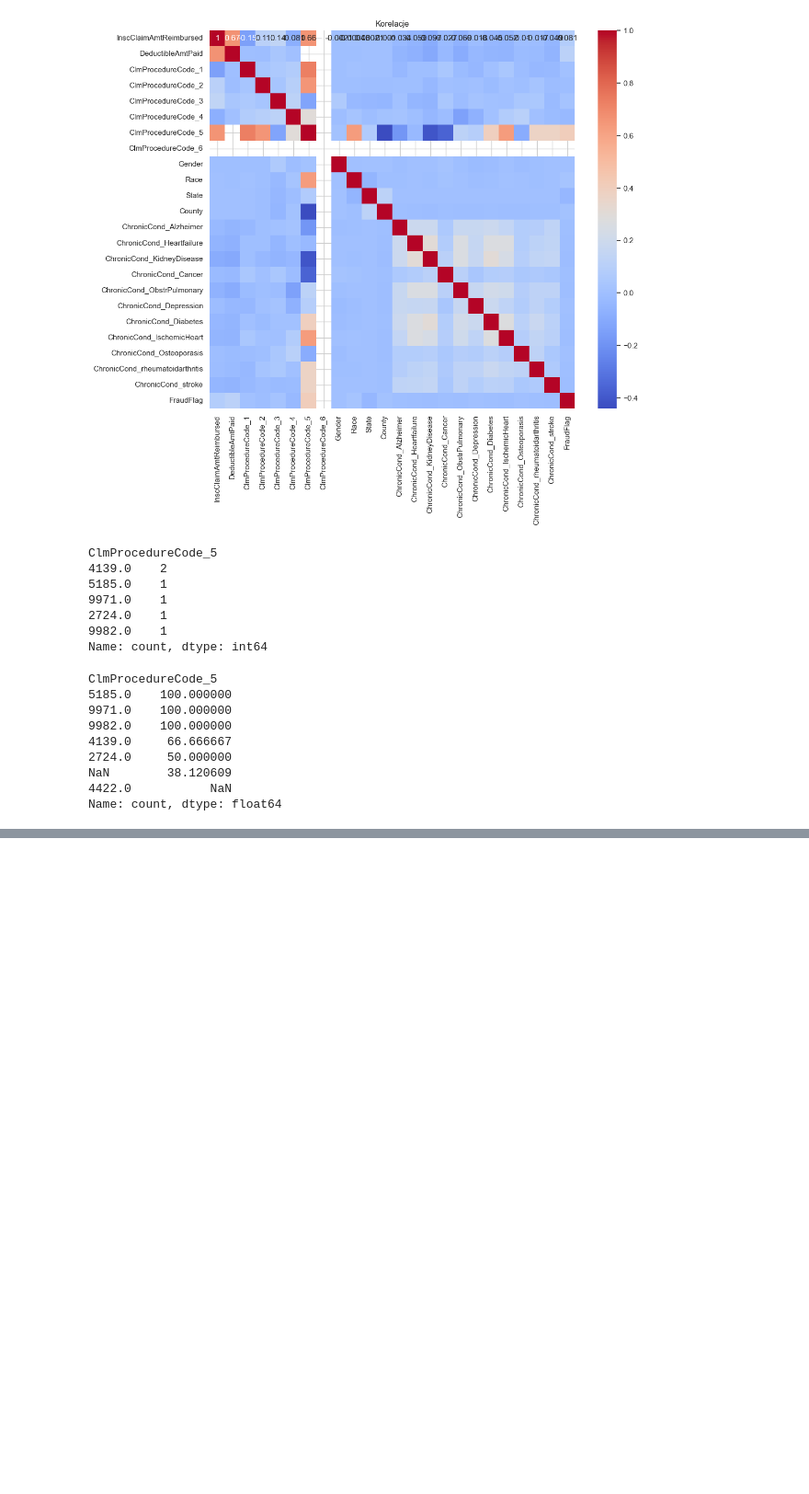
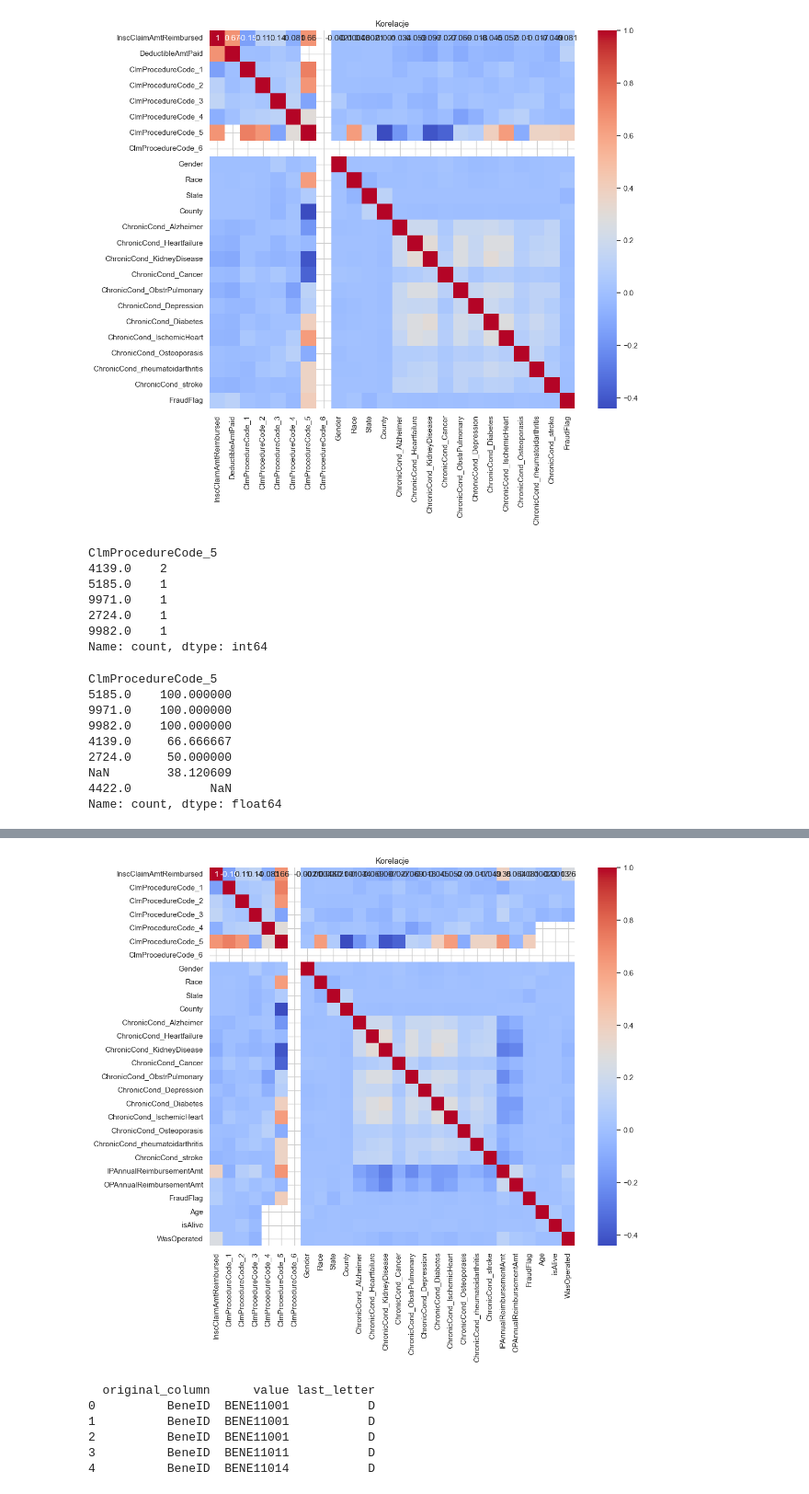
Before and after one commit to infoshareacademy/jdszr19-grupa-specjalna, a Jupyter notebook: AnalizaEDA_atorba.ipynb, the cells around one changed output, grey strips where cells are left out. Shown at 92% size. Cells and saved outputs as stored; diff of their text form; code cells hidden in the pictures; blank space fills up the shorter version.

```diff
--- a/AnalizaEDA_atorba.ipynb
+++ b/AnalizaEDA_atorba.ipynb
@@ -79,7 +79,7 @@ Liczba wierszy: 5410
 Liczba kolumn: 3
 # %%
 # Wczytanie danych z beneficiary
-train_beneficiary = pd.read_csv('C:\\Users\\aga\\Desktop\\ProjektDataScience\\Train_Beneficiarydata-1542865627584.csv')
+train_beneficiary = pd.read_csv('Train_Beneficiarydata-1542865627584.csv')
 
 # sprawdzenie head
 train_beneficiary.head()
@@ -876,8 +878,8 @@ train_provider.duplicated().sum()
 # %% [output]
 0
 # %%
-train_inpatientdata = pd.read_csv('C:\\Users\\aga\\Desktop\\ProjektDataScience\\Train_Inpatientdata-1542865627584.csv')
-train_outpatientdata = pd.read_csv('C:\\Users\\aga\\Desktop\\ProjektDataScience\\Train_Outpatientdata-1542865627584.csv')
+train_inpatientdata = pd.read_csv('Train_Inpatientdata-1542865627584.csv')
+train_outpatientdata = pd.read_csv('Train_Outpatientdata-1542865627584.csv')
 # %%
 train_claims = pd.concat([train_inpatientdata, train_outpatientdata], axis=0)
 train_claims.head()
@@ -1648,0 +1675,3 @@ Name: count, dtype: float64
+# %%
+#all_data = all_data.drop(['ClaimStartDt', 'ClaimEndDt','PotentialFraud', 'AgeGroup', 'DOD', 'NoOfMonths_PartACov', 'NoOfMonths_PartBCov','OPAnnualDeductibleAmt', 'IPAnnualDeductibleAmt'],axis=1)
+all_data = all_data.drop(['ClaimStartDt', 'ClaimEndDt'],axis=1)
@@ -1648,0 +1700,35 @@ Name: count, dtype: float64
+# %%
+all_data = all_data.drop(['DeductibleAmtPaid'],axis=1)
+# %%
+cols = ['BeneID', 'ClaimID', 'Provider', 'InscClaimAmtReimbursed',
+       'AttendingPhysician', 'OperatingPhysician', 'OtherPhysician',
+       'AdmissionDt', 'ClmAdmitDiagnosisCode',
+       'DischargeDt', 'DiagnosisGroupCode', 'ClmDiagnosisCode_1',
+       'ClmDiagnosisCode_2', 'ClmDiagnosisCode_3', 'ClmDiagnosisCode_4',
+       'ClmDiagnosisCode_5', 'ClmDiagnosisCode_6', 'ClmDiagnosisCode_7',
+       'ClmDiagnosisCode_8', 'ClmDiagnosisCode_9', 'ClmDiagnosisCode_10',
+       'ClmProcedureCode_1', 'ClmProcedureCode_2', 'ClmProcedureCode_3',
+       'ClmProcedureCode_4', 'ClmProcedureCode_5', 'ClmProcedureCode_6',
+       'Gender', 'Race', 'RenalDiseaseIndicator', 'State', 'County',
+       'ChronicCond_Alzheimer', 'ChronicCond_Heartfailure',
+       'ChronicCond_KidneyDisease', 'ChronicCond_Cancer',
+       'ChronicCond_ObstrPulmonary', 'ChronicCond_Depression',
+       'ChronicCond_Diabetes', 'ChronicCond_IschemicHeart',
+       'ChronicCond_Osteoporasis', 'ChronicCond_rheumatoidarthritis',
+       'ChronicCond_stroke', 'IPAnnualReimbursementAmt',
+       'OPAnnualReimbursementAmt', 'FraudFlag', 'Age', 'isAlive',
+       'WasOperated']
+
+corr_df3 = all_data[cols]
+
+correlation = corr_df3.select_dtypes(include=['number']).corr()
+
+import matplotlib.pyplot as plt
+import seaborn as sns
+
+plt.figure(figsize=(12, 10))
+sns.heatmap(correlation, annot=True, cmap='coolwarm')
+plt.title('Korelacje')
+plt.show()
+# %% [output]
+[figure, added]
@@ -1648,0 +1740,9 @@ Name: count, dtype: float64
+# %%
+print(all_data_melted.head())
+# %% [output]
+  original_column      value last_letter
+0          BeneID  BENE11001           D
+1          BeneID  BENE11001           D
+2          BeneID  BENE11001           D
+3          BeneID  BENE11011           D
+4          BeneID  BENE11014           D
```
Also changed, not shown: parts of 11 cells of this notebook, 8 other files.
